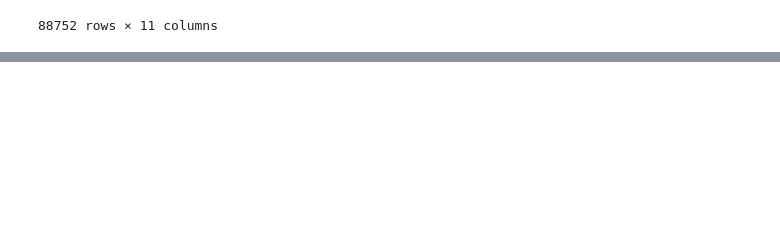
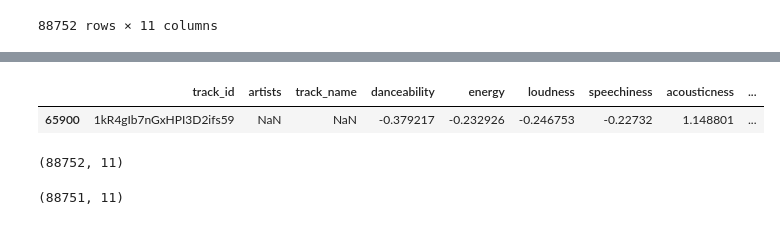
Before and after one commit to Victorpeereiraa/cross_genre_music_discovery, a Jupyter notebook: EDA_victor.ipynb, the cells around one changed output, grey strips where cells are left out. Drawn from its saved outputs; the diff is of its cells as text; code cells hidden in the pictures; blank space fills up the shorter version.

```diff
--- a/EDA_victor.ipynb
+++ b/EDA_victor.ipynb
@@ -398,0 +415,9 @@ NameError: name 'df_scaled_usable' is not defined
+# %%
+df_scaled_usable[df_scaled_usable["artists"].isnull()]
+# %% [output]
+|  | track_id | artists | track_name | danceability | energy | loudness | speechiness | acousticness | ... |
+| 65900 | 1kR4gIb7nGxHPI3D2ifs59 | NaN | NaN | -0.379217 | -0.232926 | -0.246753 | -0.22732 | 1.148801 | ... |
+# %%
+df_scaled_usable.shape
+# %% [output]
+(88752, 11)
@@ -398,0 +426,4 @@ NameError: name 'df_scaled_usable' is not defined
+# %%
+df_scaled_usable.shape
+# %% [output]
+(88751, 11)
```
Also changed, not shown: parts of 3 cells of this notebook, 1 other file.
